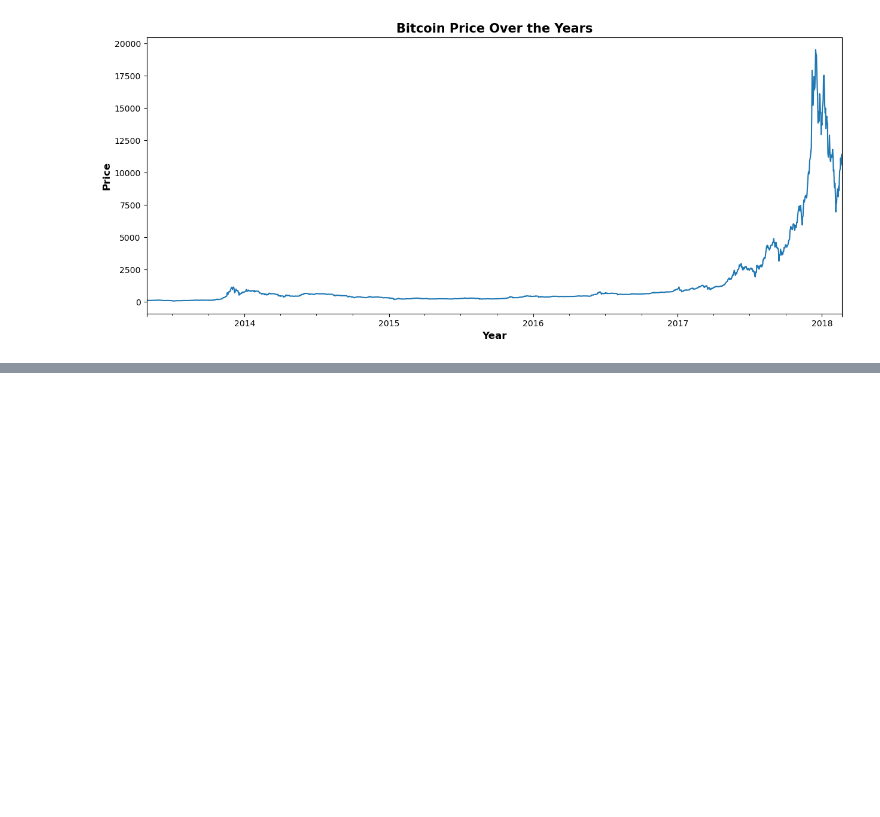
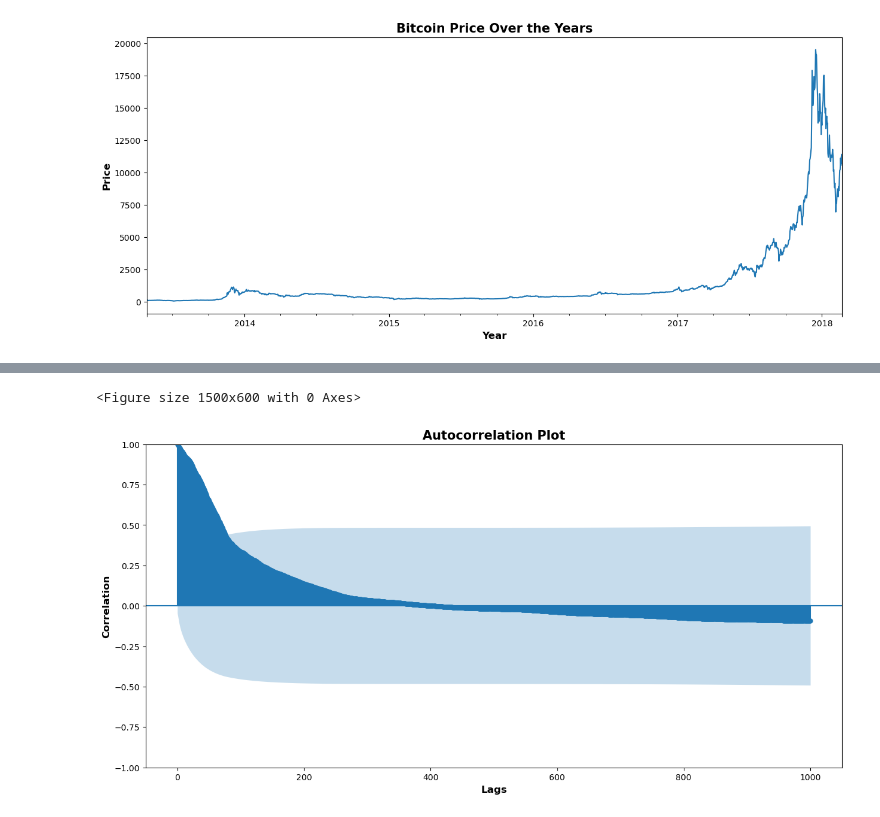
Before and after one commit to alliajagbe/crypto-prediction, a Jupyter notebook: crypto.ipynb, the cells around one changed output, grey strips where cells are left out. Cells and saved outputs as stored; diff of their text form; code cells hidden in the pictures; blank space fills up the shorter version.

```diff
--- a/crypto.ipynb
+++ b/crypto.ipynb
@@ -57,0 +73,11 @@ plt.show()
+# %%
+# plotting the autocorrelation plot
+plt.figure(figsize=(15,6))
+plot_acf(btc['close'], lags=1000)
+plt.xlabel('Lags', fontsize=12, fontweight='bold')
+plt.ylabel('Correlation', fontsize=12, fontweight='bold')
+plt.title('Autocorrelation Plot', fontsize=15, fontweight='bold')
+plt.show()
+# %% [output]
+<Figure size 1500x600 with 0 Axes>
+[figure, added]
```
Also changed, not shown: parts of 3 cells of this notebook.
